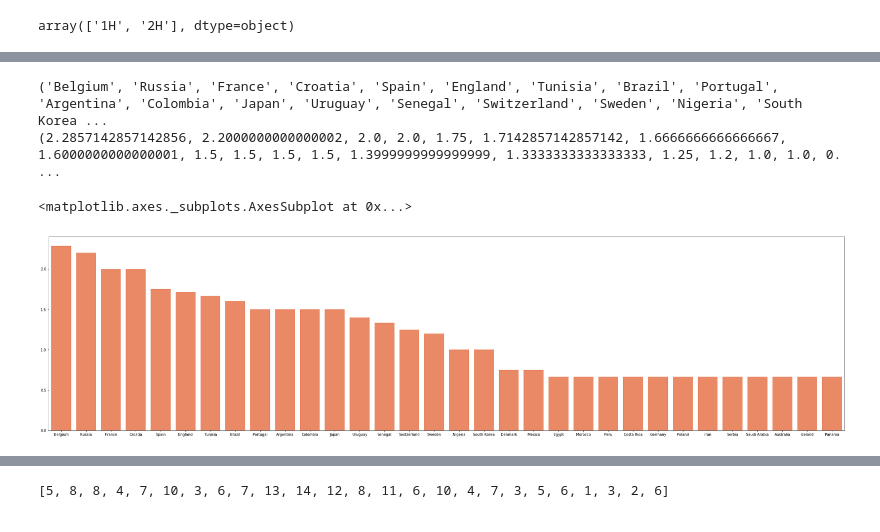
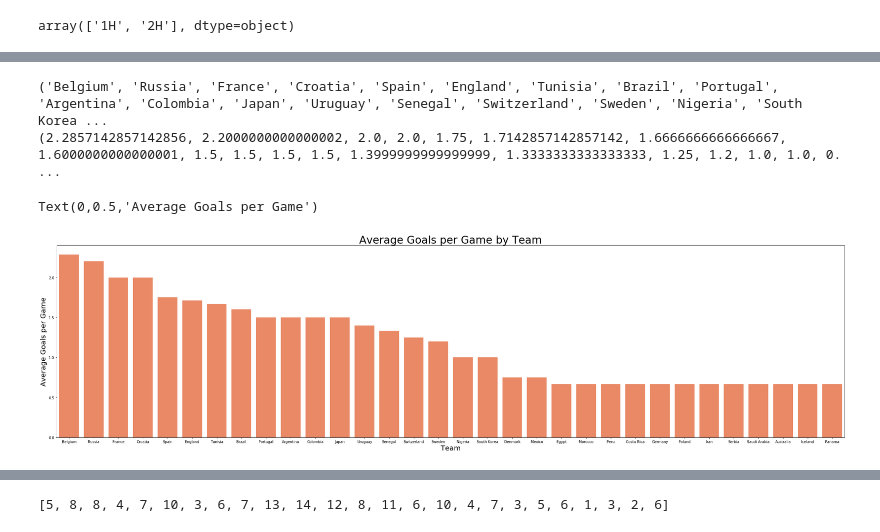
Before and after one commit to finnqiao/2018worldcup_viz, a Jupyter notebook: 2018_viz.ipynb, the cells around one changed output, grey strips where cells are left out. Drawn from its saved outputs; the diff is of its cells as text; code cells hidden in the pictures.

```diff
--- a/2018_viz.ipynb
+++ b/2018_viz.ipynb
@@ -325,30 +328,33 @@ sb.countplot(goals_df['scorer_team'], order = goals_df['scorer_team'].value_coun
 # %%
 # average goals by country
 games_df['country1'] = games_df['team1'].apply(lambda x : x['name'])
 games_df['country2'] = games_df['team2'].apply(lambda x : x['name'])
 
 x = games_df['country1'].value_counts()
 y = games_df['country2'].value_counts()
 
 appearances = dict.fromkeys(games_df['country1'].unique())
 for country in x.keys():
     appearances[country] = x[country] + y[country]
 
 z = goals_df['scorer_team'].value_counts()
 average = dict.fromkeys(games_df['country1'].unique())
 for country in x.keys():
     average[country] = z[country]/appearances[country]
 
 sorted_average = sorted(average.items(), key=lambda kv: kv[1], reverse = True)
 
 for x in zip(*sorted_average):
     print(x)
 
 countries, avg = zip(*sorted_average)
 plt.figure(figsize=(40,10))
 sb.barplot(x=list(countries),y=list(avg), color = 'Coral')
+plt.title('Average Goals per Game by Team', fontsize = 30)
+plt.xlabel('Team', fontsize = 20)
+plt.ylabel('Average Goals per Game', fontsize = 20)
 # %% [output]
 ('Belgium', 'Russia', 'France', 'Croatia', 'Spain', 'England', 'Tunisia', 'Brazil', 'Portugal', 'Argentina', 'Colombia', 'Japan', 'Uruguay', 'Senegal', 'Switzerland', 'Sweden', 'Nigeria', 'South Korea ...
 (2.2857142857142856, 2.2000000000000002, 2.0, 2.0, 1.75, 1.7142857142857142, 1.6666666666666667, 1.6000000000000001, 1.5, 1.5, 1.5, 1.5, 1.3999999999999999, 1.3333333333333333, 1.25, 1.2, 1.0, 1.0, 0. ...
-<matplotlib.axes._subplots.AxesSubplot at 0x...>
+Text(0,0.5,'Average Goals per Game')
-[figure, old version]
+[figure, new version]
```
Also changed, not shown: parts of 16 cells of this notebook.
